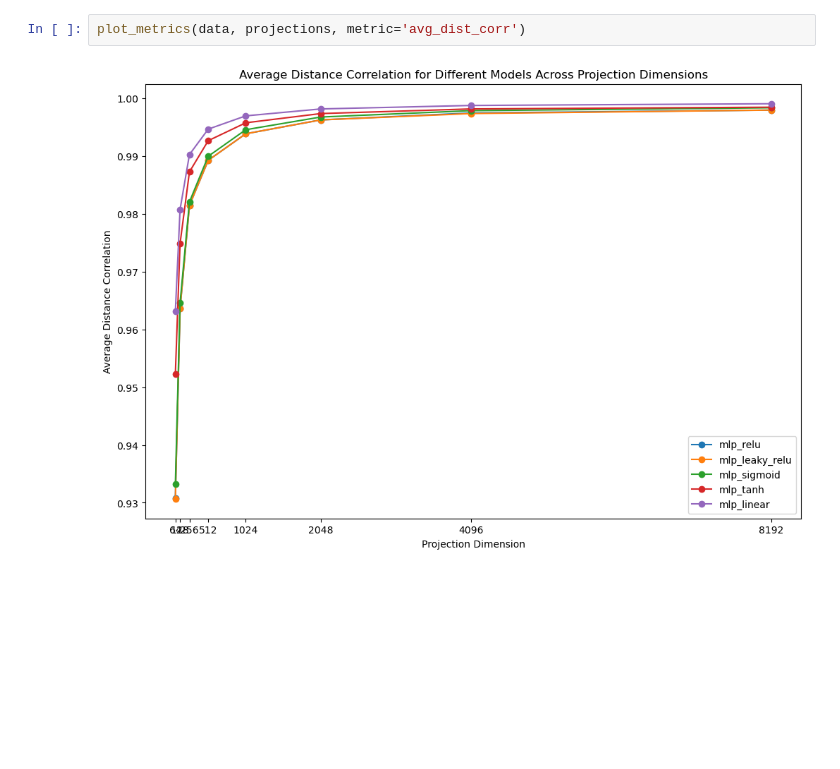
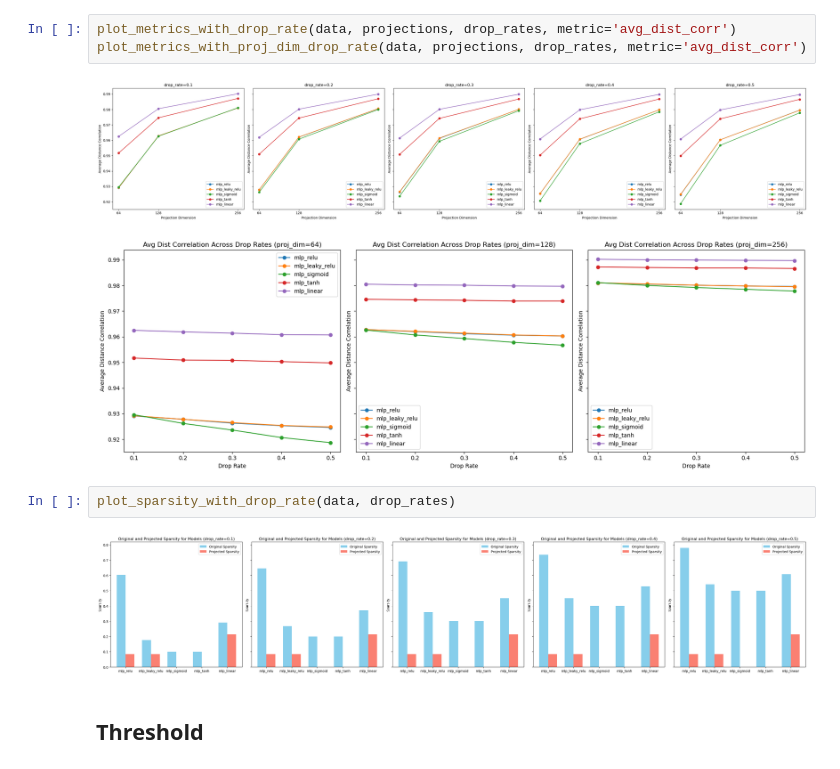
Before and after one commit to TRAIS-Lab/GraSS, a Jupyter notebook: visualization.ipynb, the cells around one changed output. Cells and saved outputs as stored; diff of their text form; blank space fills up the shorter version.

```diff
--- a/visualization.ipynb
+++ b/visualization.ipynb
@@ -133,4 +300,12 @@ plot_metrics(data, projections, metric='avg_sparsity_proj')
 # %%
-plot_metrics(data, projections, metric='avg_dist_corr')
+plot_metrics_with_drop_rate(data, projections, drop_rates, metric='avg_dist_corr')
+plot_metrics_with_proj_dim_drop_rate(data, projections, drop_rates, metric='avg_dist_corr')
 # %% [output]
-[figure, old version]
+[figure, new version]
+[figure, added]
+# %%
+plot_sparsity_with_drop_rate(data, drop_rates)
+# %% [output]
+[figure, added]
+# %% [markdown]
+## Threshold
```
Also changed, not shown: parts of 21 cells of this notebook.
